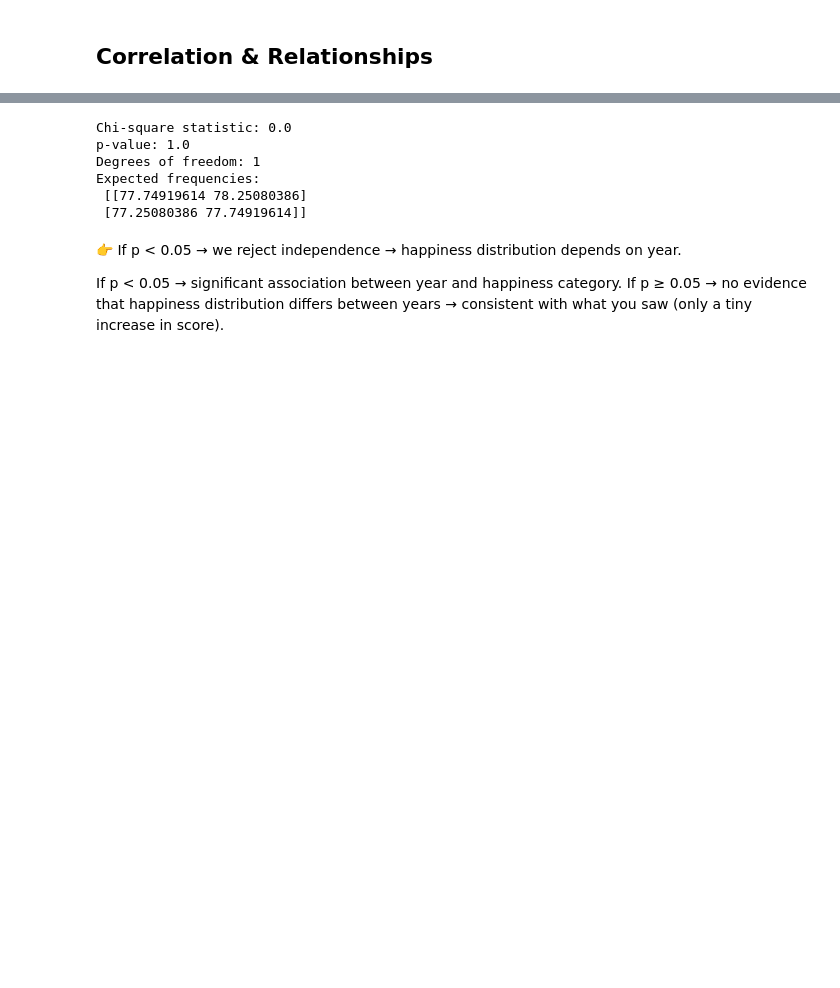
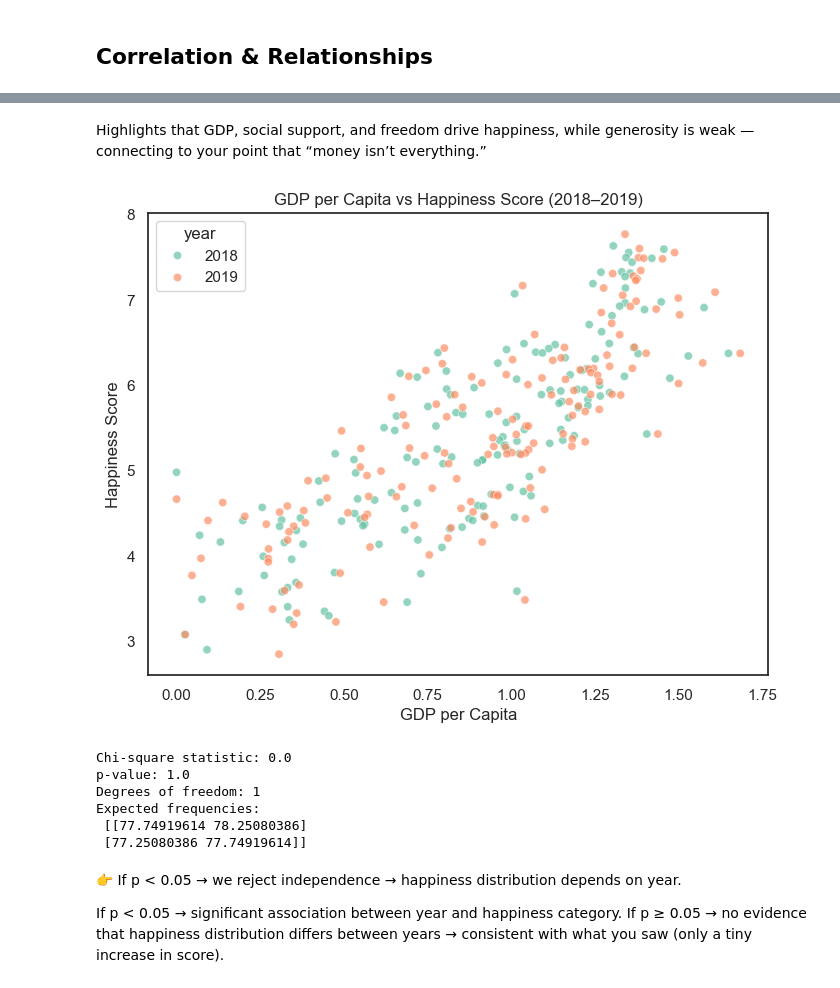
Before and after one commit to Tsuna-mi/happiness-eda-project, a Jupyter notebook: notebooks/happiness_eda.ipynb, the cells around one changed output, grey strips where cells are left out. Saved outputs shown, nothing was run; the diff lists cells and outputs as text; code cells hidden in the pictures; blank space fills up the shorter version.

```diff
--- a/notebooks/happiness_eda.ipynb
+++ b/notebooks/happiness_eda.ipynb
@@ -1078,3 +1092,24 @@ plt.show()
+# %% [markdown]
+Highlights that GDP, social support, and freedom drive happiness, while generosity is weak — connecting to your point that “money isn’t everything.”
+# %%
+# Scatter Plot - GPD - Happiness Score
+scatter_dir = "../visualizations/bivariate_plots/scatter"
+os.makedirs(scatter_dir, exist_ok=True)
+
+
+plt.figure(figsize=(8,6))
+sns.scatterplot(x='gdp_per_capita', y='score', data=df_cleaned,
+                hue='year', palette='Set2', alpha=0.7)
+plt.title("GDP per Capita vs Happiness Score (2018–2019)")
+plt.xlabel("GDP per Capita")
+plt.ylabel("Happiness Score")
+
+filepath = f"{scatter_dir}/scatter-gpd-happiness-score.png"
+plt.savefig(filepath, dpi=300, bbox_inches='tight')
+
+plt.show()
+# %% [output]
+[figure, added]
 # %%
 # Chi-square test for independence between categorical variables
 
```
Also changed, not shown: parts of 13 cells of this notebook, 34 other files.
